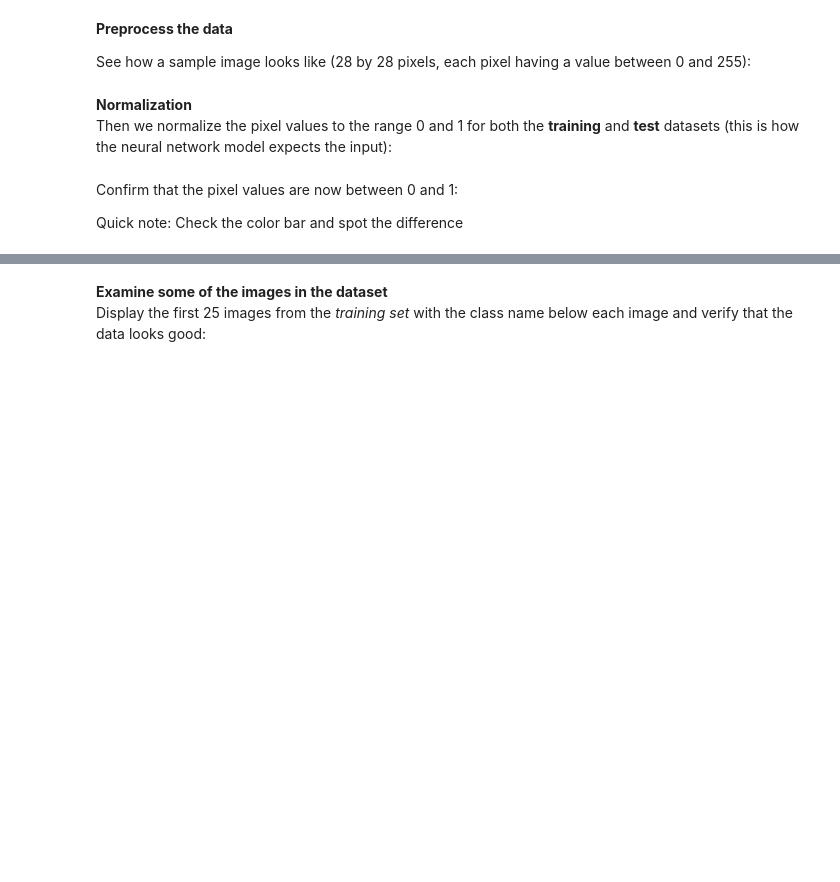
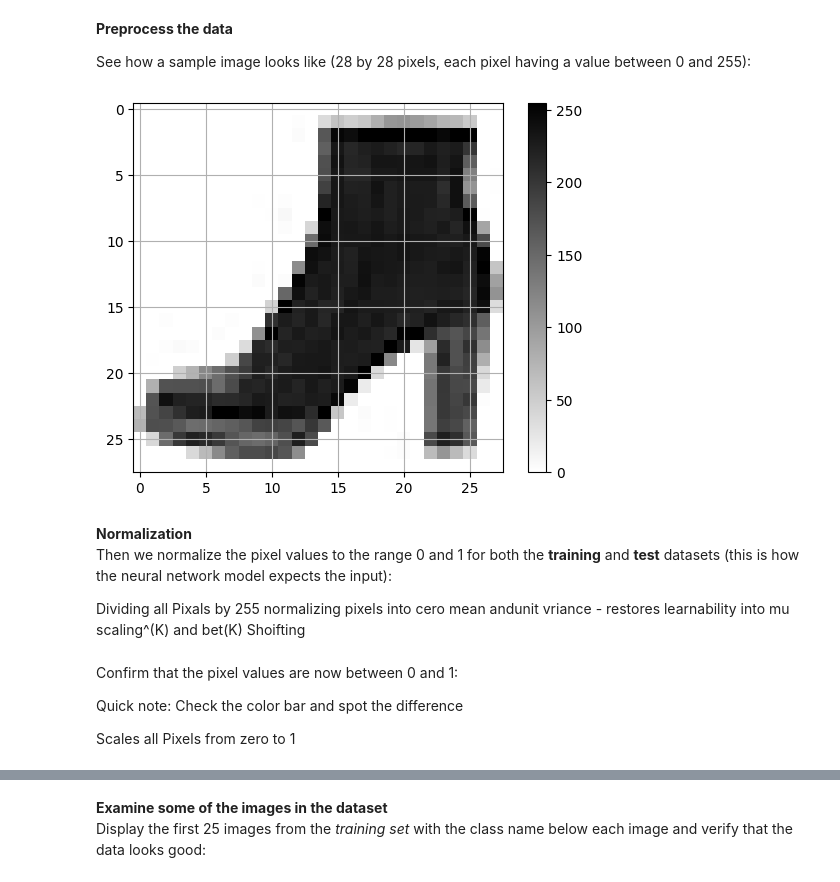
Before and after one commit to blosshaus/M4CNNS, a Jupyter notebook: 1. Simple_neural_network_for_fashion.ipynb, the cells around one changed output, grey strips where cells are left out. Cells and saved outputs as stored; diff of their text form; code cells hidden in the pictures; blank space fills up the shorter version.

```diff
--- a/1. Simple_neural_network_for_fashion.ipynb
+++ b/1. Simple_neural_network_for_fashion.ipynb
@@ -161,11 +183,16 @@ See how a sample image looks like (28 by 28 pixels, each pixel having a value be
 # %%
 # We are going to display the first image in the dataset
 plt.figure()
-plt.imshow(train_images[0],cmap=plt.cm.binary)
+plt.imshow(train_images[27776],cmap=plt.cm.binary)
 plt.colorbar() #display the color bar to see the grey scale
-plt.grid(False)
+plt.grid(True
+         )
+# %% [output]
+[figure, added]
 # %% [markdown]
 **Normalization**
 <br>
 Then we normalize the pixel values to the range 0 and 1 for both the **training** and **test** datasets (this is how the neural network model expects the input):
+
+Dividing all Pixals by 255 normalizing pixels into cero mean andunit vriance - restores learnability into mu scaling^(K) and bet(K) Shoifting
 # %%
@@ -176,6 +203,9 @@ test_images = test_images / 255.0
 Confirm that the pixel values are now between 0 and 1:
 
 Quick note: Check the color bar and spot the difference
+
+
+Scales all Pixels from zero to 1
 # %%
 # Display normalized image
 plt.figure()
```
Also changed, not shown: parts of 28 cells of this notebook.
